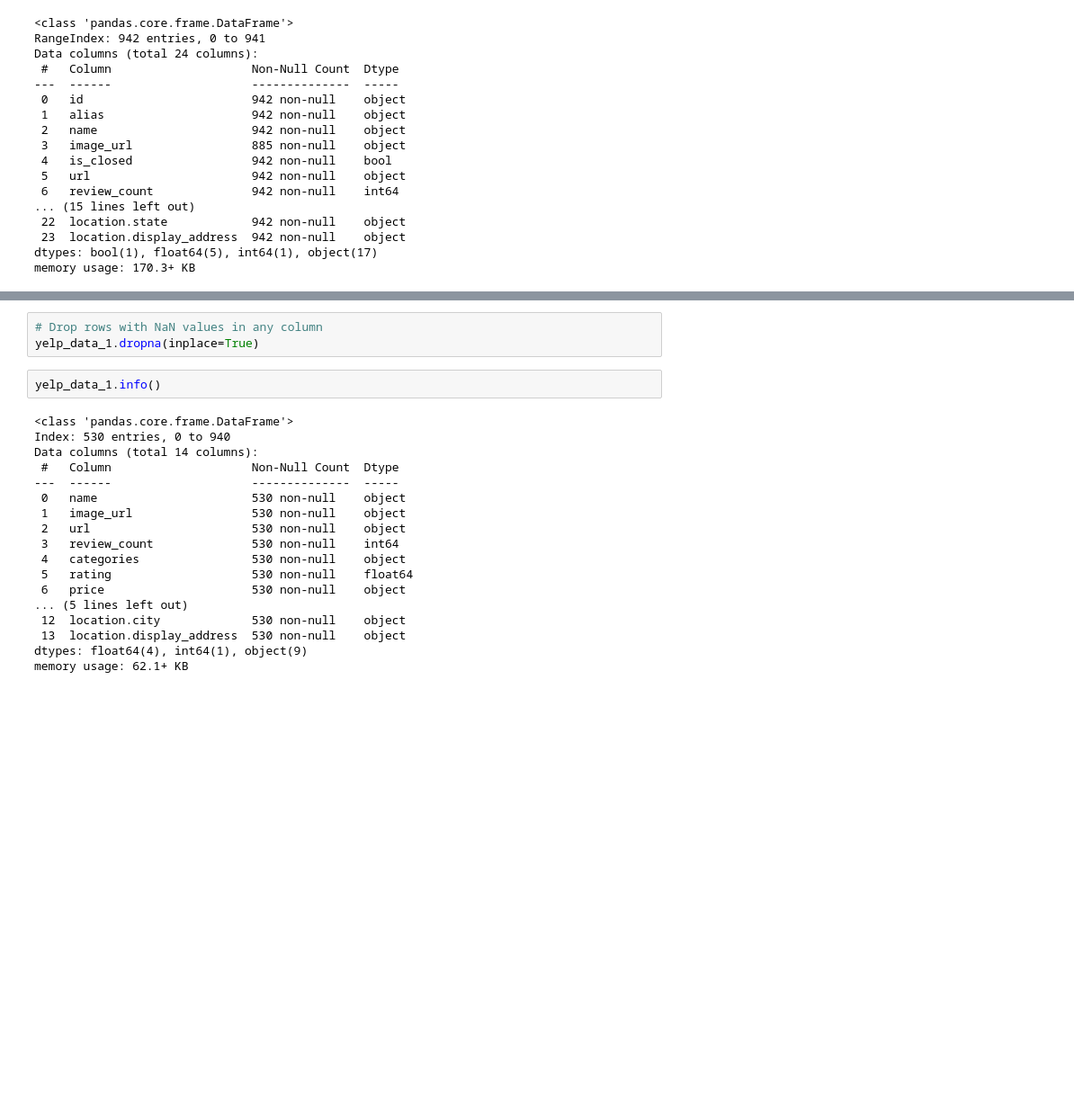
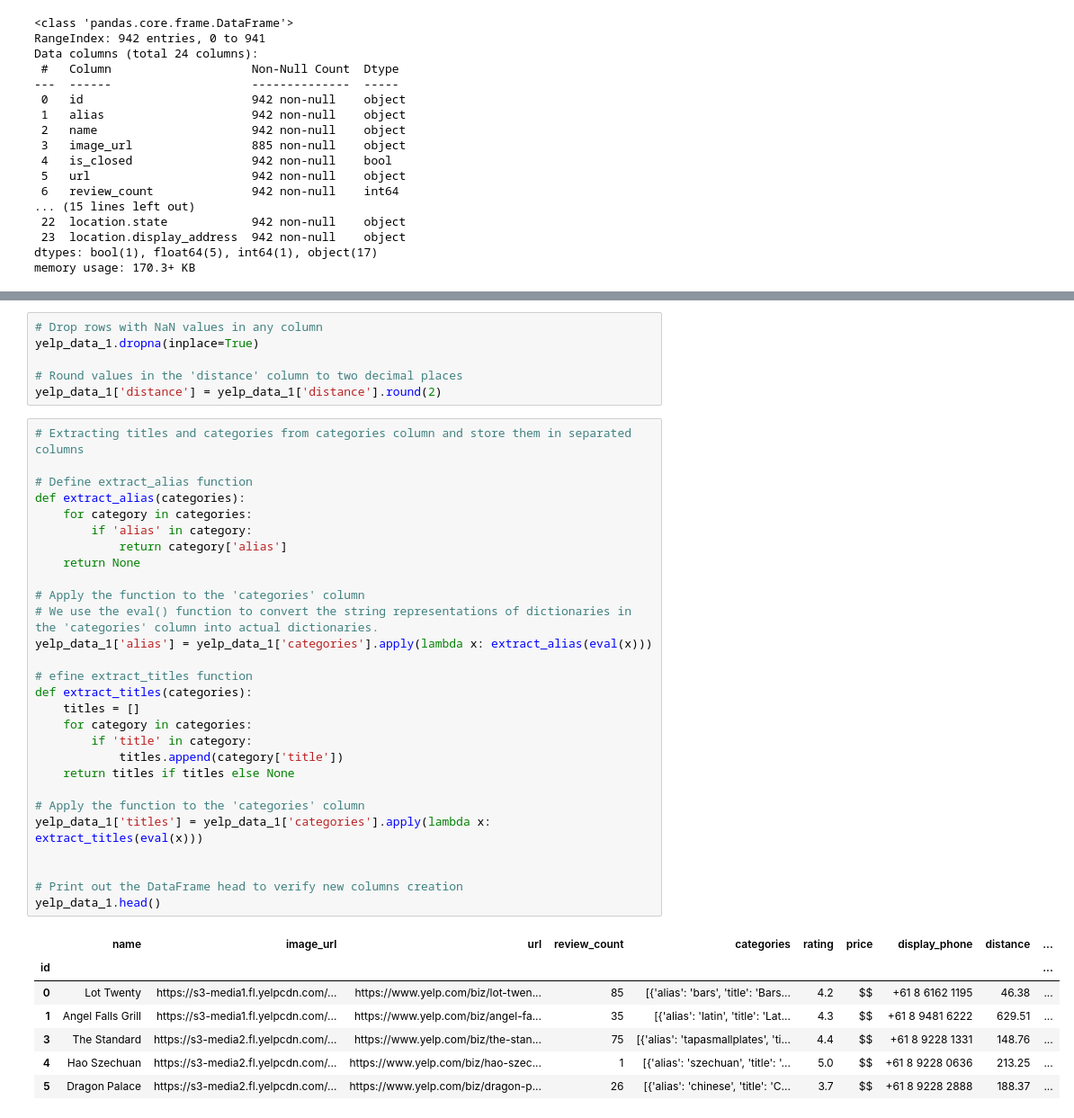
Before and after one commit to Shivabajelan/Perth-Restaurant-Explorer-Mapping-Insights-Analysing-Trends, a Jupyter notebook: data_cleaning.ipynb, the cells around one changed output, grey strips where cells are left out. Shown at 90% size. Cells and saved outputs as stored; diff of their text form; blank space fills up the shorter version.

```diff
--- a/data_cleaning.ipynb
+++ b/data_cleaning.ipynb
@@ -56,23 +89,42 @@ yelp_data_1.head()
 # %%
 # Drop rows with NaN values in any column
 yelp_data_1.dropna(inplace=True)
+
+# Round values in the 'distance' column to two decimal places
+yelp_data_1['distance'] = yelp_data_1['distance'].round(2)
-# %%
-yelp_data_1.info()
-# %% [output]
-<class 'pandas.core.frame.DataFrame'>
-Index: 530 entries, 0 to 940
-Data columns (total 14 columns):
- #   Column                    Non-Null Count  Dtype
----  ------                    --------------  -----
- 0   name                      530 non-null    object
- 1   image_url                 530 non-null    object
- 2   url                       530 non-null    object
- 3   review_count              530 non-null    int64
- 4   categories                530 non-null    object
- 5   rating                    530 non-null    float64
- 6   price                     530 non-null    object
-... (5 lines left out)
- 12  location.city             530 non-null    object
- 13  location.display_address  530 non-null    object
-dtypes: float64(4), int64(1), object(9)
-memory usage: 62.1+ KB
+# %%
+# Extracting titles and categories from categories column and store them in separated columns
+
+# Define extract_alias function
+def extract_alias(categories):
+    for category in categories:
+        if 'alias' in category:
+            return category['alias']
+    return None
+
+# Apply the function to the 'categories' column
+# We use the eval() function to convert the string representations of dictionaries in the 'categories' column into actual dictionaries.
+yelp_data_1['alias'] = yelp_data_1['categories'].apply(lambda x: extract_alias(eval(x)))
+
+# efine extract_titles function
+def extract_titles(categories):
+    titles = []
+    for category in categories:
+        if 'title' in category:
+            titles.append(category['title'])
+    return titles if titles else None
+
+# Apply the function to the 'categories' column
+yelp_data_1['titles'] = yelp_data_1['categories'].apply(lambda x: extract_titles(eval(x)))
+
+
+# Print out the DataFrame head to verify new columns creation
+yelp_data_1.head()
+# %% [output]
+|  | name | image_url | url | review_count | categories | rating | price | display_phone | distance | ... |
+| id |  |  |  |  |  |  |  |  |  | ... |
+| 0 | Lot Twenty | https://s3-media1.fl.yelpcdn.com/... | https://www.yelp.com/biz/lot-twen... | 85 | [{'alias': 'bars', 'title': 'Bars... | 4.2 | $$ | +61 8 6162 1195 | 46.38 | ... |
+| 1 | Angel Falls Grill | https://s3-media1.fl.yelpcdn.com/... | https://www.yelp.com/biz/angel-fa... | 35 | [{'alias': 'latin', 'title': 'Lat... | 4.3 | $$ | +61 8 9481 6222 | 629.51 | ... |
+| 3 | The Standard | https://s3-media2.fl.yelpcdn.com/... | https://www.yelp.com/biz/the-stan... | 75 | [{'alias': 'tapasmallplates', 'ti... | 4.4 | $$ | +61 8 9228 1331 | 148.76 | ... |
+| 4 | Hao Szechuan | https://s3-media2.fl.yelpcdn.com/... | https://www.yelp.com/biz/hao-szec... | 1 | [{'alias': 'szechuan', 'title': '... | 5.0 | $$ | +61 8 9228 0636 | 213.25 | ... |
+| 5 | Dragon Palace | https://s3-media2.fl.yelpcdn.com/... | https://www.yelp.com/biz/dragon-p... | 26 | [{'alias': 'chinese', 'title': 'C... | 3.7 | $$ | +61 8 9228 2888 | 188.37 | ... |
```
Also changed, not shown: parts of 10 cells of this notebook, 4 other files.
